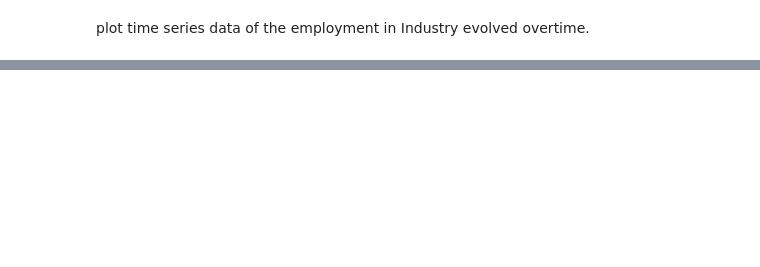
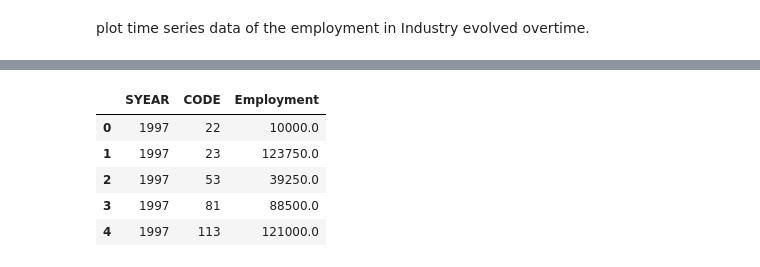
Before and after one commit to geehaad/Time-Series-Analysis-of-NAICS, a Jupyter notebook: Time Series Analysis of NAICS.ipynb, the cells around one changed output, grey strips where cells are left out. Cells and saved outputs as stored; diff of their text form; code cells hidden in the pictures; blank space fills up the shorter version.

```diff
--- a/Time Series Analysis of NAICS.ipynb
+++ b/Time Series Analysis of NAICS.ipynb
@@ -497,0 +478,14 @@ Text(0.5, 1.0, 'Trend of Employment Numbers for the Construction sector')
+# %%
+#Picking off total yearly data
+total=pd.DataFrame(output_df.groupby(['SYEAR','CODE'])["Employment"].last()).reset_index()
+
+# total=pd.DataFrame(total.groupby(['SYEAR'])["Employment"].sum()).reset_index()
+
+total.head()
+# %% [output]
+|  | SYEAR | CODE | Employment |
+| 0 | 1997 | 22 | 10000.0 |
+| 1 | 1997 | 23 | 123750.0 |
+| 2 | 1997 | 53 | 39250.0 |
+| 3 | 1997 | 81 | 88500.0 |
+| 4 | 1997 | 113 | 121000.0 |
```
Also changed, not shown: parts of 19 cells of this notebook.
